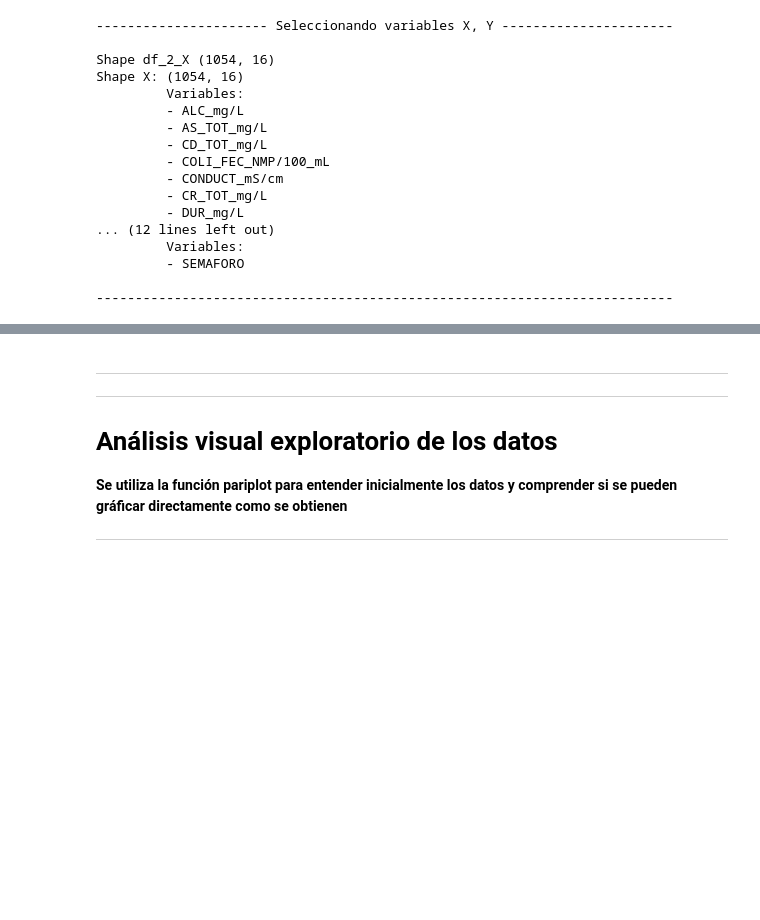
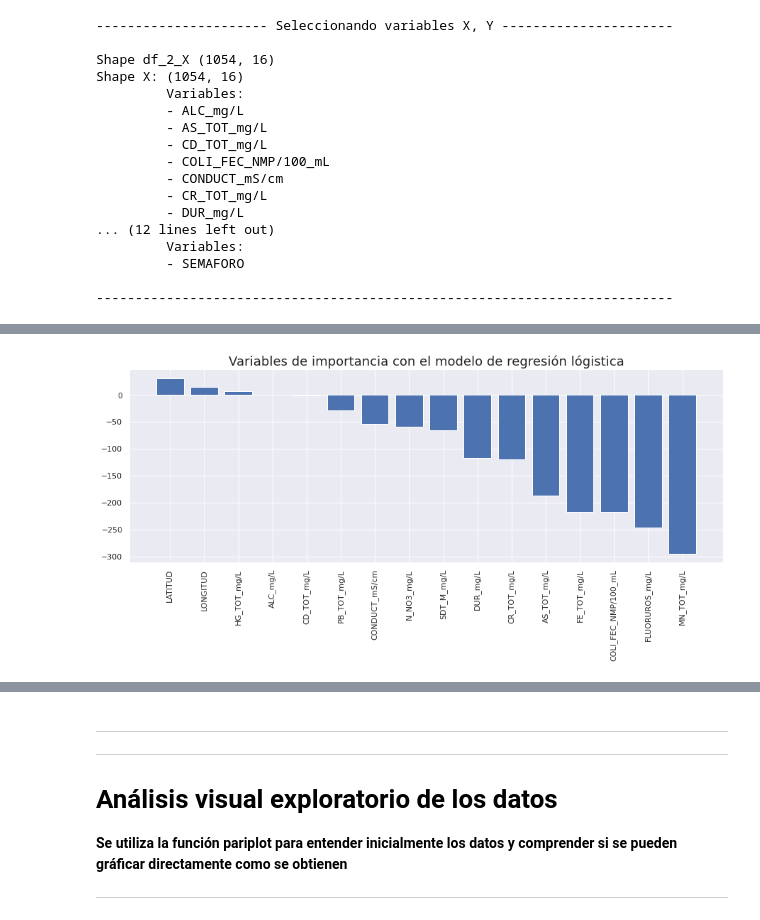
Before and after one commit to PosgradoMNA/actividades-del-projecto-team_59, a Jupyter notebook: Sem_09_CD_Reto_entrega_2.ipynb, the cells around one changed output, grey strips where cells are left out. Saved outputs shown, nothing was run; the diff lists cells and outputs as text; code cells hidden in the pictures; blank space fills up the shorter version.

```diff
--- a/Sem_09_CD_Reto_entrega_2.ipynb
+++ b/Sem_09_CD_Reto_entrega_2.ipynb
@@ -463,0 +555,17 @@ Name: Clase, dtype: int64
+# %%
+# - - - - - - - - - - - - - - - - - - - - - - - - - - - - - - - - - - - - - - - - - - - - - - - - -
+# Importancia de las variables a través de la función feature_importances
+
+print('\n---------------- Encontrando las variables de importancia ----------------\n')
+
+ss= StandardScaler()
+xtv_scaled= ss.fit_transform(Xtv)
+
+model= LogisticRegression()
+model.fit(xtv_scaled, ytv)
+importances= pd.DataFrame(data={ 'Attribute': Xtv.columns, 'Importance': model.coef_[0] })
+
+importances= importances.sort_values(by='Importance', ascending=False)
+
+display('importances', importances)
+print('\n--------------------------------------------------------------------------\n')
@@ -463,0 +593,11 @@ Name: Clase, dtype: int64
+# %%
+# - - - - - - - - - - - - - - - - - - - - - - - - - - - - - - - - - - - - - - - - - - - - - - - - -
+# Graficando las variables de importancia
+
+sns.set(rc={'figure.figsize':(15,5)})
+plt.bar(x=importances['Attribute'], height= round(importances['Importance']*100, 2))
+plt.title('Variables de importancia con el modelo de regresión lógistica', size=18)
+plt.xticks(rotation='vertical')
+plt.show()
+# %% [output]
+[figure, added]
```
Also changed, not shown: parts of 29 cells of this notebook.
